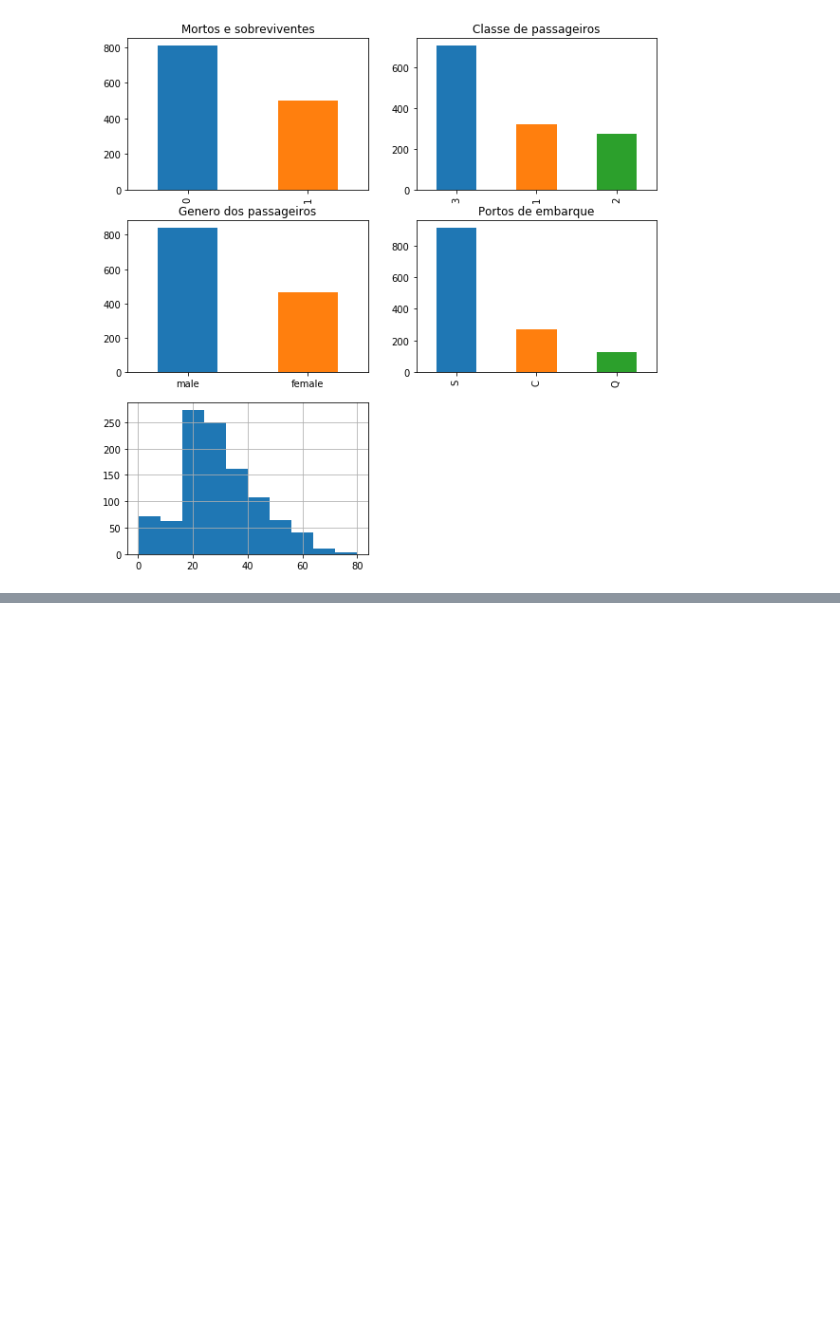
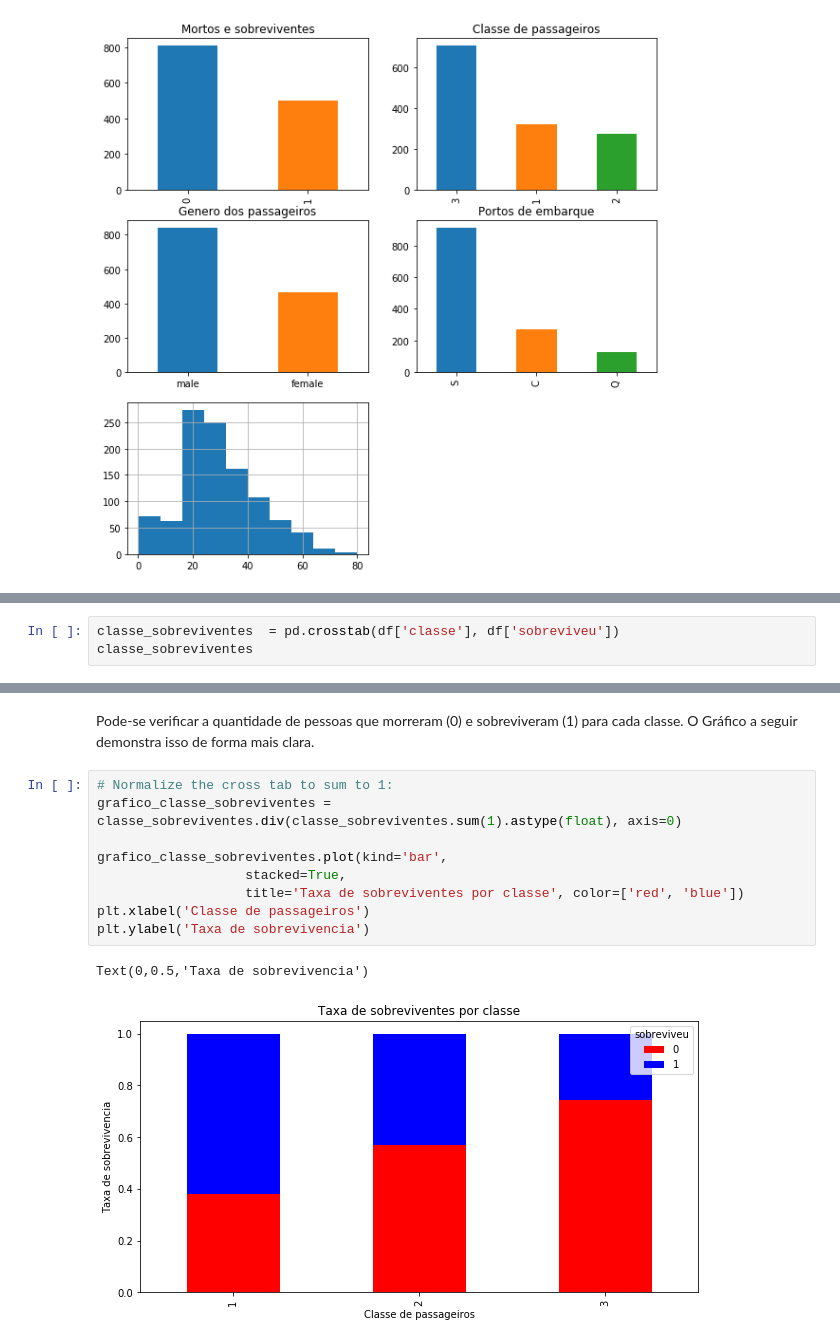
Before and after one commit to nativanando/masters-degree, a Jupyter notebook: mineracao-de-dados/titanic-dataset/titanic-analise .ipynb, the cells around one changed output, grey strips where cells are left out. Saved outputs shown, nothing was run; the diff lists cells and outputs as text; blank space fills up the shorter version.

```diff
--- a/mineracao-de-dados/titanic-dataset/titanic-analise .ipynb
+++ b/mineracao-de-dados/titanic-dataset/titanic-analise .ipynb
@@ -131,0 +137,3 @@ df['idade'].hist()
+# %%
+classe_sobreviventes  = pd.crosstab(df['classe'], df['sobreviveu'])
+classe_sobreviventes
@@ -131,0 +146,14 @@ df['idade'].hist()
+# %% [markdown]
+Pode-se verificar a quantidade de pessoas que morreram (0) e sobreviveram (1) para cada classe. O Gráfico a seguir demonstra isso de forma mais clara.
+# %%
+# Normalize the cross tab to sum to 1:
+grafico_classe_sobreviventes = classe_sobreviventes.div(classe_sobreviventes.sum(1).astype(float), axis=0)
+
+grafico_classe_sobreviventes.plot(kind='bar',
+                   stacked=True,
+                   title='Taxa de sobreviventes por classe', color=['red', 'blue'])
+plt.xlabel('Classe de passageiros')
+plt.ylabel('Taxa de sobrevivencia')
+# %% [output]
+Text(0,0.5,'Taxa de sobrevivencia')
+[figure, added]
```
Also changed, not shown: parts of 20 cells of this notebook.
